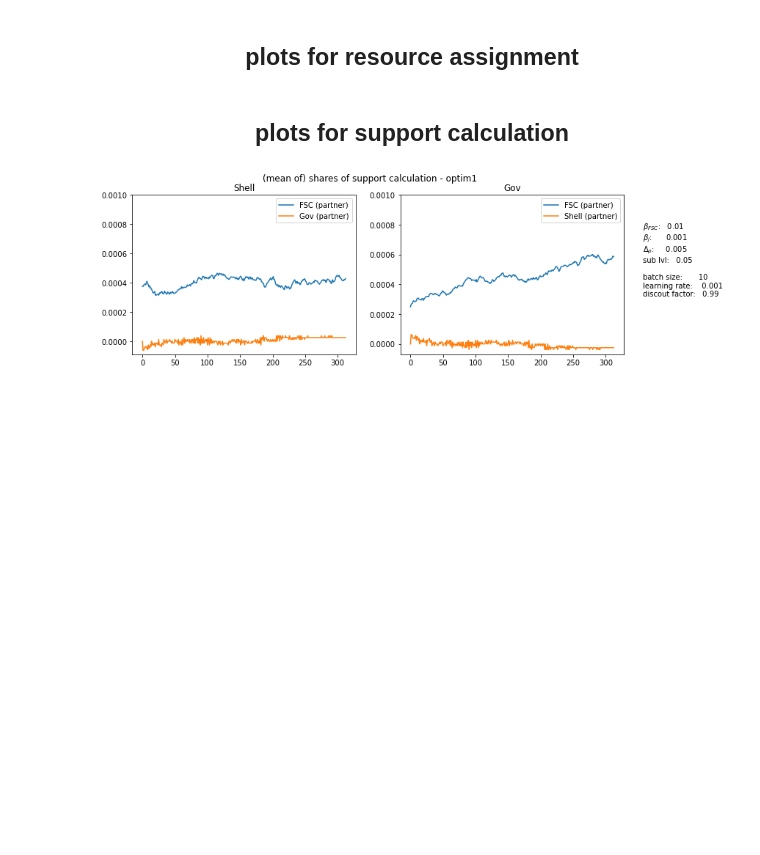
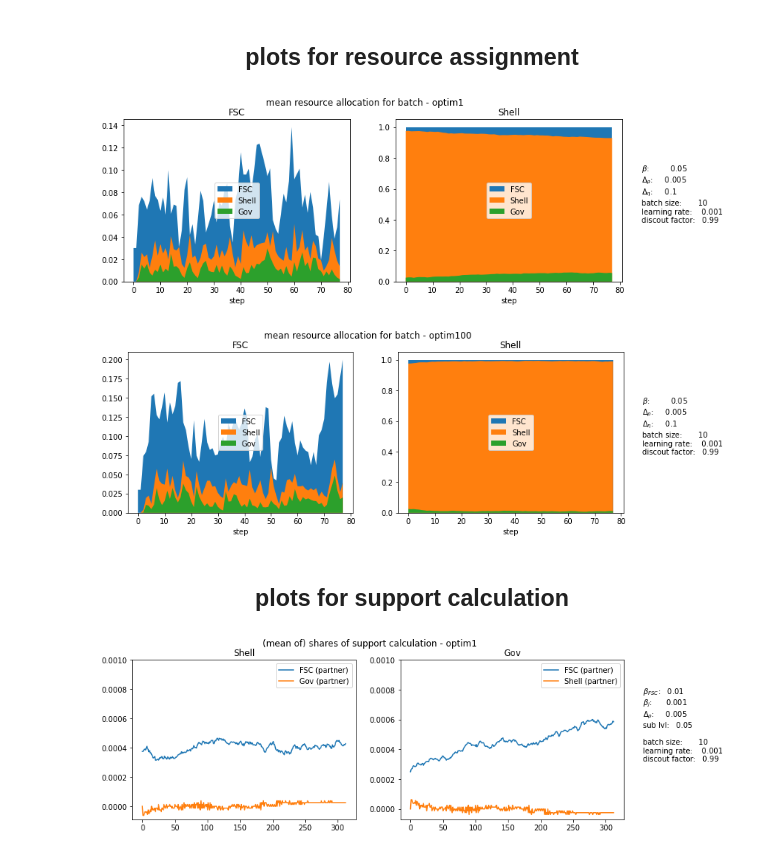
Before and after one commit to freddy-t/Masterthesis, a Jupyter notebook: market_model/evaluation.ipynb, the cells around one changed output. Saved outputs shown, nothing was run; the diff lists cells and outputs as text; code cells hidden in the pictures; blank space fills up the shorter version.

```diff
--- a/market_model/evaluation.ipynb
+++ b/market_model/evaluation.ipynb
@@ -148,33 +147,35 @@ for version in versions:
 # %%
 for version in versions:
     fig = plt.figure(fig_count, figsize=(12, 4))
     plots.append(fig)
     # create new axes
     ax = [fig.add_subplot(121), fig.add_subplot(122)]
     fig_count += 1
 
     for i, key in enumerate(config['active_agents']):
         # calculate mean of resource assignment to the different partner agents
         x = range(0, states[version][key].shape[1])
         fsc = states[version][key].mean(axis=0)[:, 1]
         shell = states[version][key].mean(axis=0)[:, 2]
         gov = states[version][key].mean(axis=0)[:, 3]
 
         # create stacked plots
         ax[i].stackplot(x, gov + shell + fsc)
         ax[i].stackplot(x, gov + shell)
         ax[i].stackplot(x, gov)
         ax[i].set_title(key)
         ax[i].set_xlabel('step')
         ax[i].legend(['FSC', 'Shell', 'Gov'], loc='center')
     fig.suptitle('mean resource allocation for batch - ' + version)
-    fig.text(0.93, 0.4, r'$\beta_{FSC}$:' + '\t {}'.format(config['support_factor']) + '\n' +
-                    r'$\beta_{j}$:' + ' \t  {}'.format(config['support_factor'] * config['ratio of support factor']) + '\n' +
+    fig.text(0.93, 0.4, r'$\beta$:' + '\t {}'.format(config['beta']) + '\n' +
                     r'$\Delta_{\rho}$:' + '     {}'.format(config['delta_resource'])  + '\n' +
-                     'sub lvl:' + '   {}'.format(config['sub_lvl'])  + '\n\n' +
+                    r'$\Delta_{\eta}$:' + '     {}'.format(config['delta_research'])  + '\n' +
                      'batch size:' + '       {}'.format(config['batch_size']) + '\n' +
                      'learning rate:' + '    {}'.format(config['lr']) + '\n' +
-                     'discout factor:' + '   {}'.format(config['gamma']))
+                     'discout factor:' + '   {}'.format(config['gamma']));
+# %% [output]
+[figure, added]
+[figure, added]
 # %% [markdown]
 <h2><center>plots for support calculation</center></h2>
 # %%
```
Also changed, not shown: parts of 6 cells of this notebook, 4 other files.
